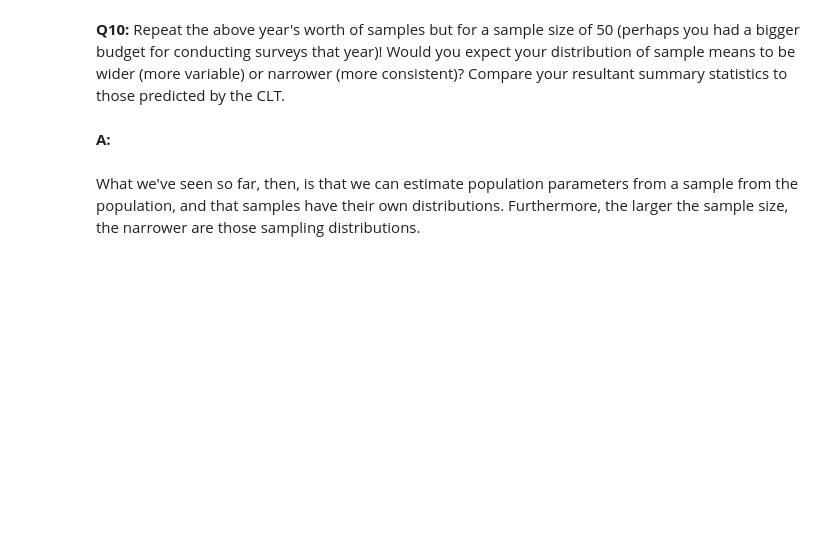
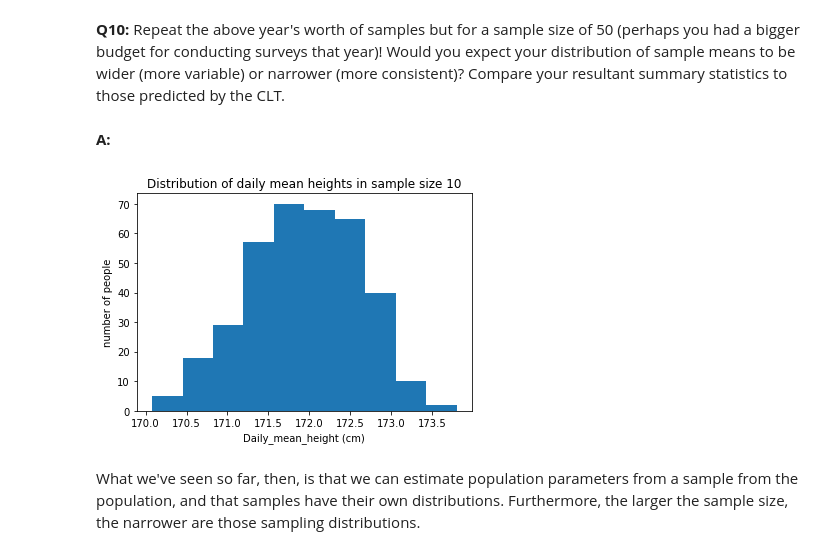
Before and after one commit to nahsradus/SpringBoard, a Jupyter notebook: Frequentist Case Study/Frequentist Inference Case Study - Part A (3).ipynb, the cells around one changed output. Saved outputs shown, nothing was run; the diff lists cells and outputs as text; code cells hidden in the pictures; blank space fills up the shorter version.

```diff
--- a/Frequentist Case Study/Frequentist Inference Case Study - Part A (3).ipynb
+++ b/Frequentist Case Study/Frequentist Inference Case Study - Part A (3).ipynb
@@ -241,6 +251,17 @@ __A:__
 # %%
 seed(47)
 # calculate daily means from the larger sample size here
+daily_sample_mean_50 =[]
+for i in range(364):
+    mean_value = np.mean(townsfolk_sampler(50))
+    daily_sample_mean_50.append(mean_value)
+# %%
+_ = plt.hist(daily_sample_mean_50, bins=10)
+_ = plt.xlabel('Daily_mean_height (cm)')
+_ = plt.ylabel('number of people')
+_ = plt.title('Distribution of daily mean heights in sample size 10')
+# %% [output]
+[figure, added]
 # %% [markdown]
 What we've seen so far, then, is that we can estimate population parameters from a sample from the population, and that samples have their own distributions. Furthermore, the larger the sample size, the narrower are those sampling distributions.
 # %% [markdown]
```
Also changed, not shown: parts of 17 cells of this notebook.
